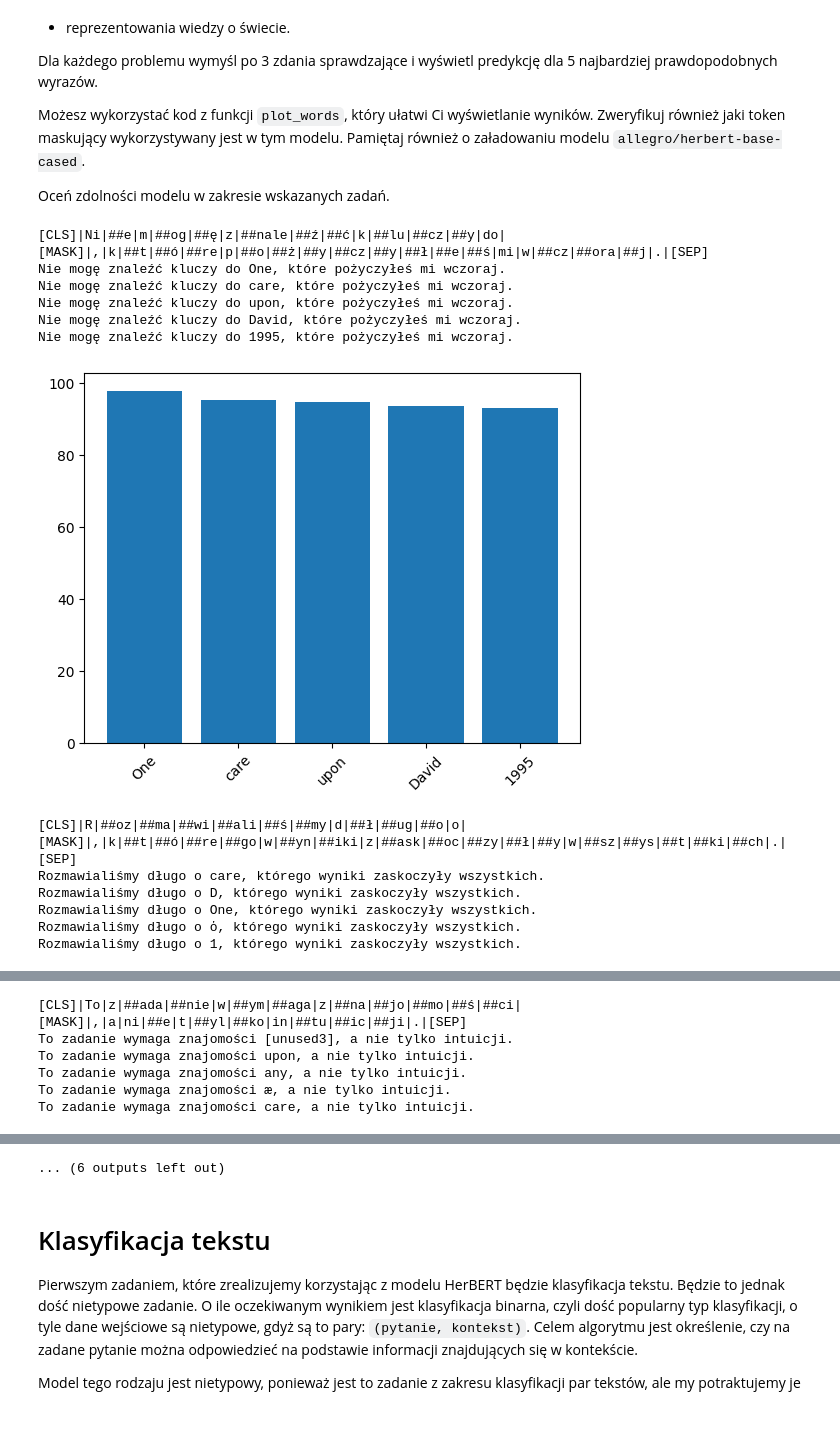
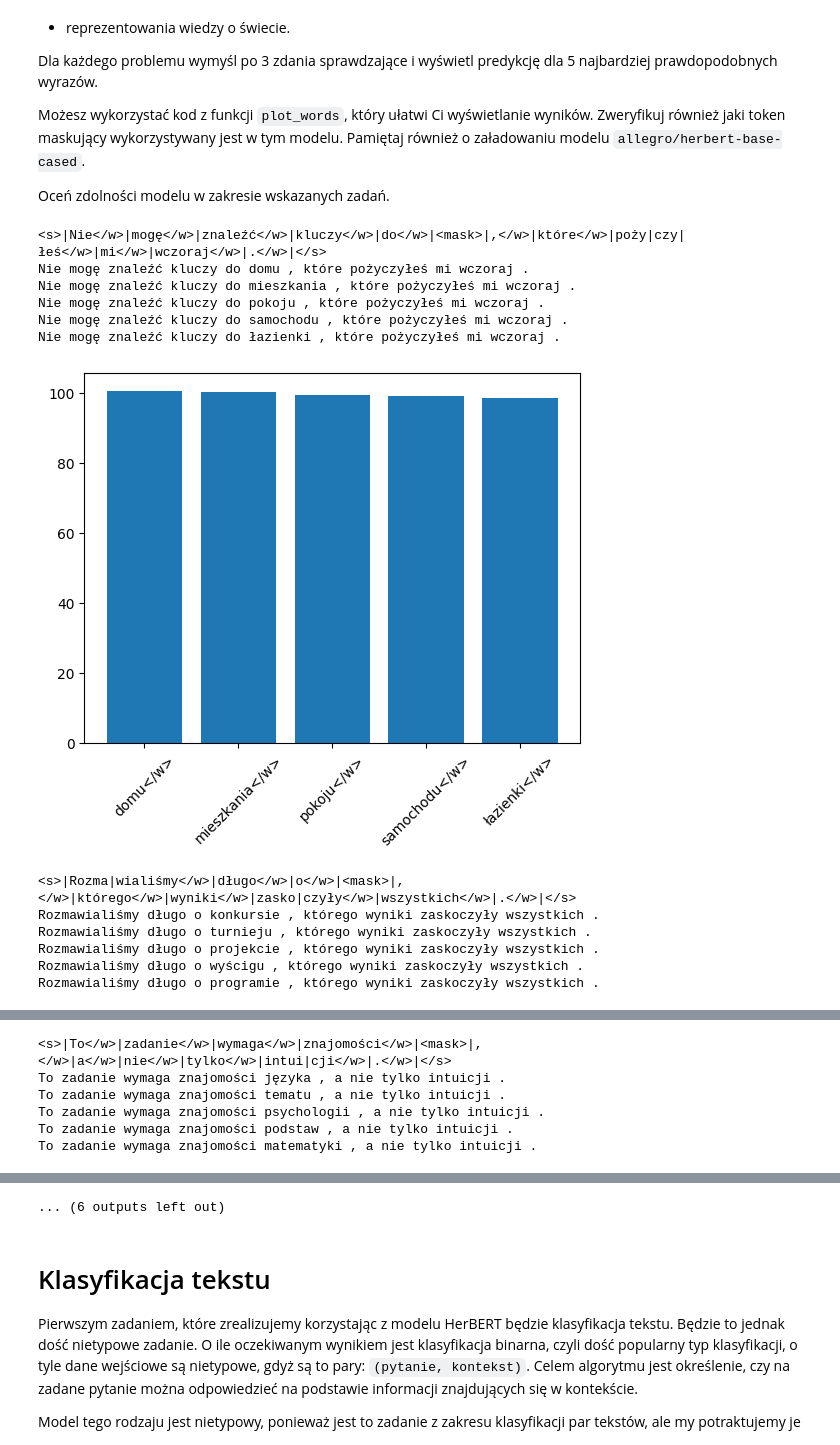
Before and after one commit to igorpie1705/sztuczna-inteligencja, a Jupyter notebook: lab5/lab_5.ipynb, the cells around one changed output, grey strips where cells are left out. Drawn from its saved outputs; the diff is of its cells as text; code cells hidden in the pictures; blank space fills up the shorter version.

```diff
--- a/lab5/lab_5.ipynb
+++ b/lab5/lab_5.ipynb
@@ -271,60 +271,53 @@ Oceń zdolności modelu w zakresie wskazanych zadań.
 # %%
 def plot_words(sentence, word_model, word_tokenizer, mask="[MASK]"):
     sentence = word_tokenizer.encode(sentence, return_tensors="pt")
     tokens = word_tokenizer.convert_ids_to_tokens(list(sentence[0]))
     print("|".join(tokens))
     target = word_model(sentence.to(device))
     top = torch.topk(target.logits[0][tokens.index(mask)], 5)
     words = word_tokenizer.convert_ids_to_tokens(top.indices)
     mask_token = word_tokenizer.encode(mask, add_special_tokens=False)[0]
     token_ids = list(sentence[0].cpu().detach().numpy())
     mask_index = token_ids.index(mask_token)
     for word_id in top.indices:
         token_ids[mask_index]  = word_id
         print(word_tokenizer.decode(token_ids, skip_special_tokens=True))
 
     plt.xticks(rotation=45)
     plt.bar(words, top.values.cpu().detach().numpy())
     plt.show()
 
 
-a1 = "Nie mogę znaleźć kluczy do [MASK], które pożyczyłeś mi wczoraj."
-a2 = "Rozmawialiśmy długo o [MASK], którego wyniki zaskoczyły wszystkich."
-a3 = "To zadanie wymaga znajomości [MASK], a nie tylko intuicji."
+a1 = "Nie mogę znaleźć kluczy do <mask>, które pożyczyłeś mi wczoraj."
+a2 = "Rozmawialiśmy długo o <mask>, którego wyniki zaskoczyły wszystkich."
+a3 = "To zadanie wymaga znajomości <mask>, a nie tylko intuicji."
 
-b1 = "Chociaż projekt był trudny i wymagał wielu poprawek, a zespół pracował nad nim miesiącami. Ostatecznie [MASK] zakończył się sukcesem."
-b2 = "Samochód, stał zaparkowany przed lasem przez kilka tygodni. Kilka miesięcy później [MASK] zniknął."
-b3 = "Bocian leciał przez wiele dni i nocy przez kontynenty, jednak z powodu starości [MASK] postanowił odpocząć."
+b1 = "Chociaż projekt był trudny i wymagał wielu poprawek, a zespół pracował nad nim miesiącami, ostatecznie <mask> zakończył się sukcesem."
+b2 = "Samochód stał zaparkowany przed lasem przez kilka tygodni. Kilka miesięcy później <mask> zniknął."
+b3 = "Bocian leciał przez wiele dni i nocy przez kontynenty, jednak z powodu starości <mask> postanowił odpocząć."
 
-c1 = "[MASK] jest stolicą Polski."
-c2 = "Woda [MASK] w temperaturze 100 stopni Celsjusza."
-c3 = "Największą planetą Układu Słonecznego jest [MASK]"
+c1 = "<mask> jest stolicą Polski."
+c2 = "Woda <mask> w temperaturze 100 stopni Celsjusza."
+c3 = "Największą planetą Układu Słonecznego jest <mask>"
 
-model = AutoModelForMaskedLM.from_pretrained("allegro/bert-base-multilingual-cased").to(device)
-allegro_tokenizer = AutoTokenizer.from_pretrained("allegro/bert-base-multilingual-cased")
+model = AutoModelForMaskedLM.from_pretrained("allegro/herbert-base-cased").to(device)
+allegro_tokenizer = AutoTokenizer.from_pretrained("allegro/herbert-base-cased")
 
-plot_words(a1, model, tokenizer)
-plot_words(a2, model, tokenizer)
-plot_words(a3, model, tokenizer)
+sentences = [a1, a2, a3, b1, b2, b3, c1, c2, c3]
 
-plot_words(b1, model, tokenizer)
-plot_words(b2, model, tokenizer)
-plot_words(b3, model, tokenizer)
-
-plot_words(c1, model, tokenizer)
-plot_words(c2, model, tokenizer)
-plot_words(c3, model, tokenizer)
+for s in sentences:
+    plot_words(s, model, allegro_tokenizer, mask="<mask>")
 # %% [output]
-[CLS]|Ni|##e|m|##og|##ę|z|##nale|##ź|##ć|k|##lu|##cz|##y|do|[MASK]|,|k|##t|##ó|##re|p|##o|##ż|##y|##cz|##y|##ł|##e|##ś|mi|w|##cz|##ora|##j|.|[SEP]
-Nie mogę znaleźć kluczy do One, które pożyczyłeś mi wczoraj.
-Nie mogę znaleźć kluczy do care, które pożyczyłeś mi wczoraj.
-Nie mogę znaleźć kluczy do upon, które pożyczyłeś mi wczoraj.
-Nie mogę znaleźć kluczy do David, które pożyczyłeś mi wczoraj.
-Nie mogę znaleźć kluczy do 1995, które pożyczyłeś mi wczoraj.
+<s>|Nie</w>|mogę</w>|znaleźć</w>|kluczy</w>|do</w>|<mask>|,</w>|które</w>|poży|czy|łeś</w>|mi</w>|wczoraj</w>|.</w>|</s>
+Nie mogę znaleźć kluczy do domu , które pożyczyłeś mi wczoraj .
+Nie mogę znaleźć kluczy do mieszkania , które pożyczyłeś mi wczoraj .
+Nie mogę znaleźć kluczy do pokoju , które pożyczyłeś mi wczoraj .
+Nie mogę znaleźć kluczy do samochodu , które pożyczyłeś mi wczoraj .
+Nie mogę znaleźć kluczy do łazienki , które pożyczyłeś mi wczoraj .
-[figure, old version]
+[figure, new version]
-[CLS]|R|##oz|##ma|##wi|##ali|##ś|##my|d|##ł|##ug|##o|o|[MASK]|,|k|##t|##ó|##re|##go|w|##yn|##iki|z|##ask|##oc|##zy|##ł|##y|w|##sz|##ys|##t|##ki|##ch|.|[SEP]
-Rozmawialiśmy długo o care, którego wyniki zaskoczyły wszystkich.
-Rozmawialiśmy długo o D, którego wyniki zaskoczyły wszystkich.
-Rozmawialiśmy długo o One, którego wyniki zaskoczyły wszystkich.
-Rozmawialiśmy długo o ὁ, którego wyniki zaskoczyły wszystkich.
-Rozmawialiśmy długo o 1, którego wyniki zaskoczyły wszystkich.
+<s>|Rozma|wialiśmy</w>|długo</w>|o</w>|<mask>|,</w>|którego</w>|wyniki</w>|zasko|czyły</w>|wszystkich</w>|.</w>|</s>
+Rozmawialiśmy długo o konkursie , którego wyniki zaskoczyły wszystkich .
+Rozmawialiśmy długo o turnieju , którego wyniki zaskoczyły wszystkich .
+Rozmawialiśmy długo o projekcie , którego wyniki zaskoczyły wszystkich .
+Rozmawialiśmy długo o wyścigu , którego wyniki zaskoczyły wszystkich .
+Rozmawialiśmy długo o programie , którego wyniki zaskoczyły wszystkich .
@@ -332,6 +325,6 @@ Rozmawialiśmy długo o 1, którego wyniki zaskoczyły wszystkich.
-[CLS]|To|z|##ada|##nie|w|##ym|##aga|z|##na|##jo|##mo|##ś|##ci|[MASK]|,|a|ni|##e|t|##yl|##ko|in|##tu|##ic|##ji|.|[SEP]
-To zadanie wymaga znajomości [unused3], a nie tylko intuicji.
-To zadanie wymaga znajomości upon, a nie tylko intuicji.
-To zadanie wymaga znajomości any, a nie tylko intuicji.
-To zadanie wymaga znajomości æ, a nie tylko intuicji.
-To zadanie wymaga znajomości care, a nie tylko intuicji.
+<s>|To</w>|zadanie</w>|wymaga</w>|znajomości</w>|<mask>|,</w>|a</w>|nie</w>|tylko</w>|intui|cji</w>|.</w>|</s>
+To zadanie wymaga znajomości języka , a nie tylko intuicji .
+To zadanie wymaga znajomości tematu , a nie tylko intuicji .
+To zadanie wymaga znajomości psychologii , a nie tylko intuicji .
+To zadanie wymaga znajomości podstaw , a nie tylko intuicji .
+To zadanie wymaga znajomości matematyki , a nie tylko intuicji .
```
Also changed, not shown: parts of 1 cell of this notebook.
